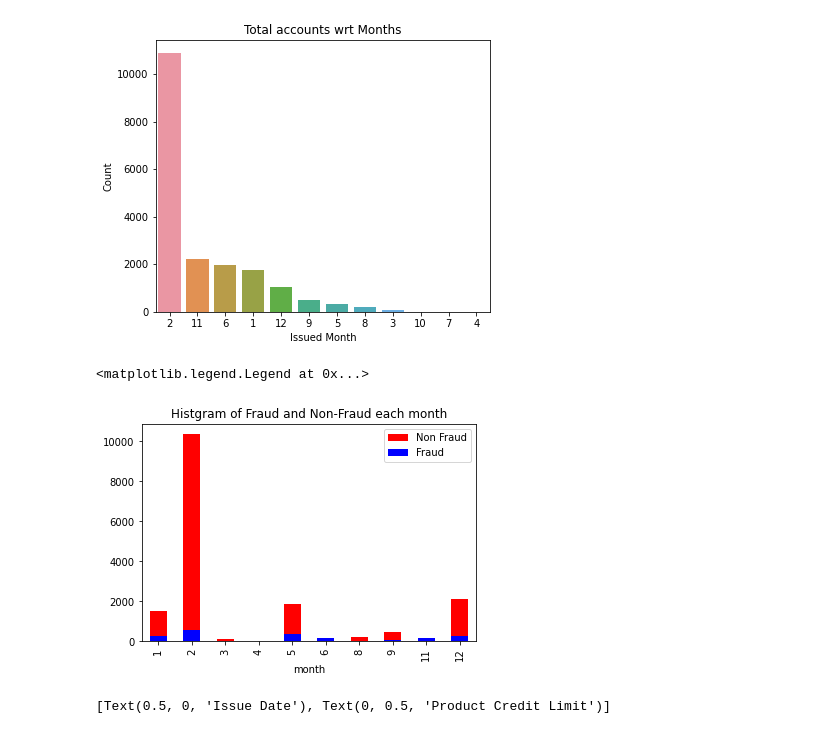
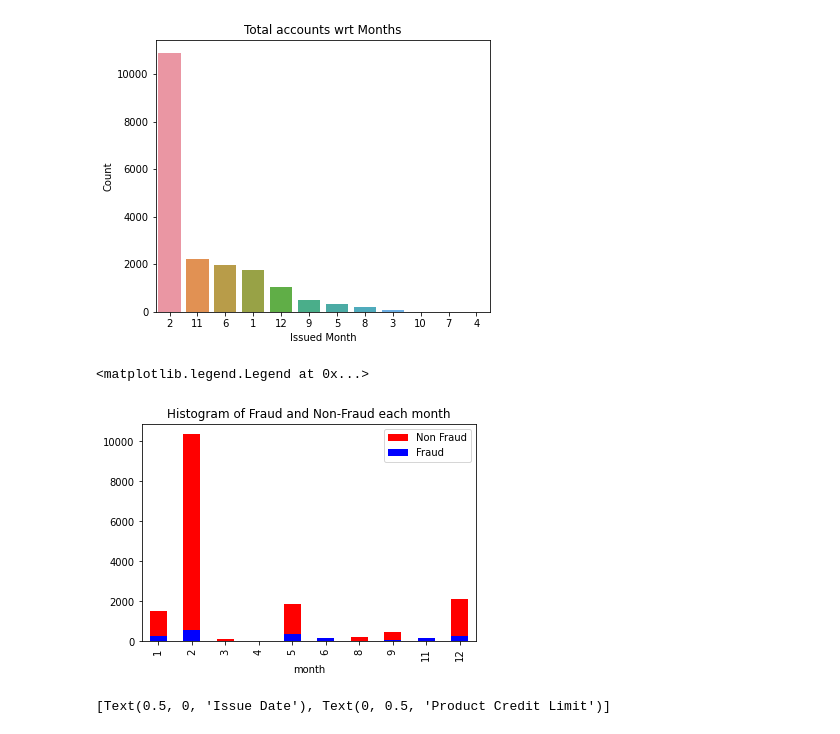
Before and after one commit to madhusanthan/Credit-Fraud-Risk-Model, a Jupyter notebook: EDA.ipynb, the cells around one changed output. Saved outputs shown, nothing was run; the diff lists cells and outputs as text; code cells hidden in the pictures.

```diff
--- a/EDA.ipynb
+++ b/EDA.ipynb
@@ -301,14 +315,14 @@ grouped_Nfraud = cc_Nfraud_Data.groupby(['month'])
 # %%
 size_N = grouped_Nfraud.size()
 size_f = grouped_fraud.size()
 size_N.plot(subplots=True, color = 'r',kind='bar', label = "Non Fraud")
 size_f.plot(subplots=True, color = 'b',kind='bar', label = "Fraud")
 
-plt.title("Histgram of Fraud and Non-Fraud each month")
+plt.title("Histogram of Fraud and Non-Fraud each month")
 plt.legend()
 # %% [output]
 <matplotlib.legend.Legend at 0x...>
-[figure, old version]
+[figure, new version]
 # %%
 plt.figure(figsize=(20, 10))
 ax = sns.lineplot(x="portfolio_id", y="product_term_credit_limit", hue="cash_intent",data=master)
```
Also changed, not shown: parts of 15 cells of this notebook.
